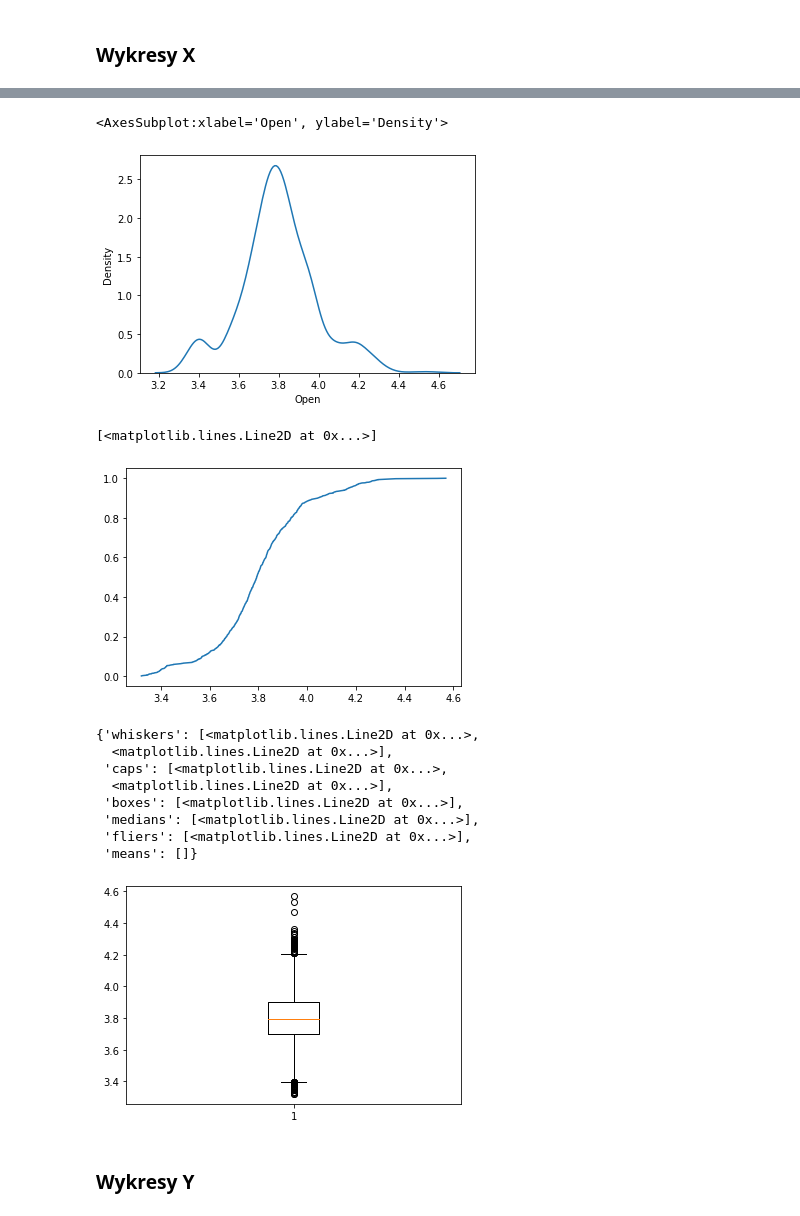
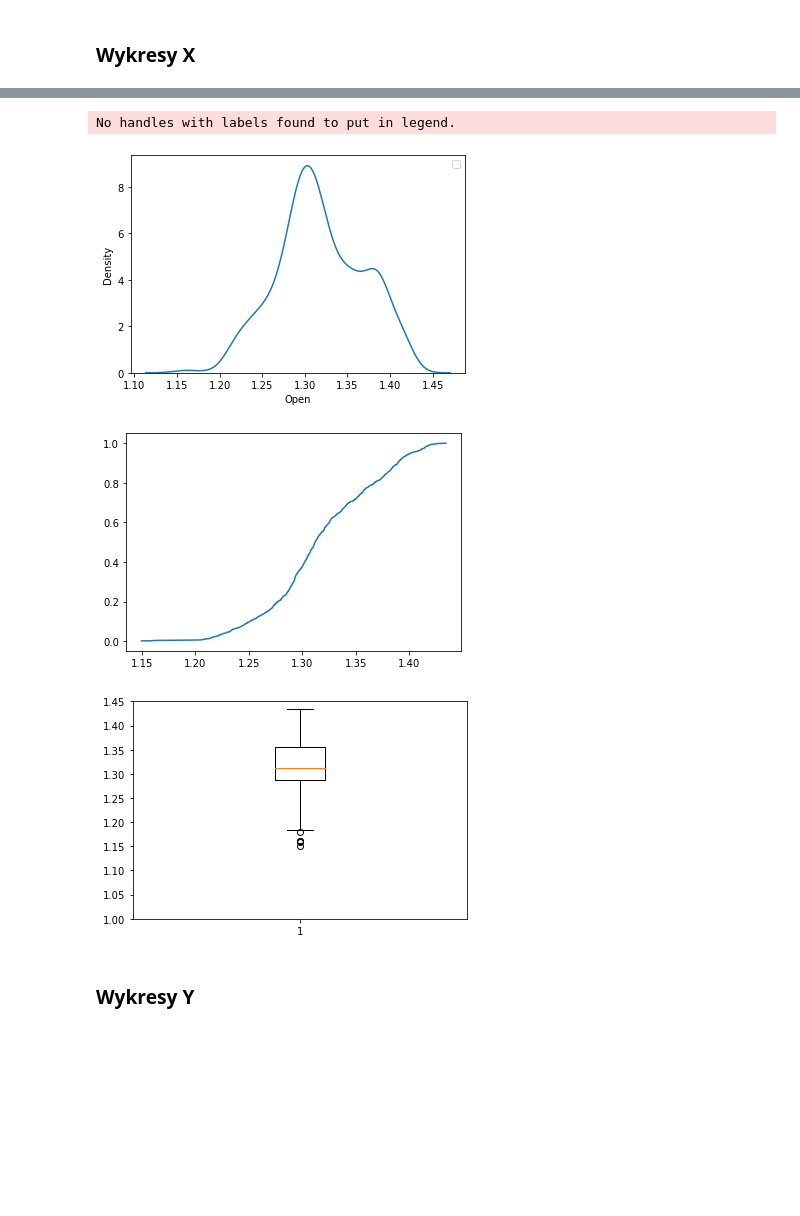
Before and after one commit to klaudynka245/statistics, a Jupyter notebook: projekt.ipynb, the cells around one changed output, grey strips where cells are left out. Drawn from its saved outputs; the diff is of its cells as text; code cells hidden in the pictures; blank space fills up the shorter version.

```diff
--- a/projekt.ipynb
+++ b/projekt.ipynb
@@ -15,8 +17,8 @@ from statistics import geometric_mean, harmonic_mean
 # %% [markdown]
 Dane pochodzą ze strony finance.yahoo.com, Y - kurs euro przez 5 lat, X - kurs PLN przez 5 lat ( 17.04.2017 - 17.04.2022)
 # %%
-Y = pd.read_csv ('EURO.csv')
-X = pd.read_csv('PLN.csv')
+Y = pd.read_csv ('EURUSD.csv')
+X = pd.read_csv('GBPUSD.csv')
 # %%
 def ecdf(xdata):
     xdataecdf = np.sort(xdata)
@@ -121,27 +138,24 @@ plt.hist(x, density = True, bins=50)
 # %%
 sns.kdeplot(x)
+#sns.kdeplot(y,label='EUR',color='green')
+plt.legend()
+plt.savefig('X_kde.png')
 # %% [output]
-<AxesSubplot:xlabel='Open', ylabel='Density'>
+No handles with labels found to put in legend.
-[figure, old version]
+[figure, new version]
 # %%
 x_x,x_y = ecdf(x)
 plt.plot(x_x,x_y)
+plt.savefig('X_cdf.png')
 #plt.plot(np.arange(3,5,0.01),norm.cdf(np.arange(3,5,0.01),3.8,1/7))
 # %% [output]
-[<matplotlib.lines.Line2D at 0x...>]
-[figure, old version]
+[figure, new version]
 # %%
 plt.boxplot(x)
+plt.ylim([1,1.45])
+plt.savefig('X_box.png')
 # %% [output]
-{'whiskers': [<matplotlib.lines.Line2D at 0x...>,
-  <matplotlib.lines.Line2D at 0x...>],
- 'caps': [<matplotlib.lines.Line2D at 0x...>,
-  <matplotlib.lines.Line2D at 0x...>],
- 'boxes': [<matplotlib.lines.Line2D at 0x...>],
- 'medians': [<matplotlib.lines.Line2D at 0x...>],
- 'fliers': [<matplotlib.lines.Line2D at 0x...>],
- 'means': []}
-[figure, old version]
+[figure, new version]
 # %% [markdown]
 ### Wykresy Y
 # %%
```
Also changed, not shown: parts of 24 cells of this notebook, 27 other files.
